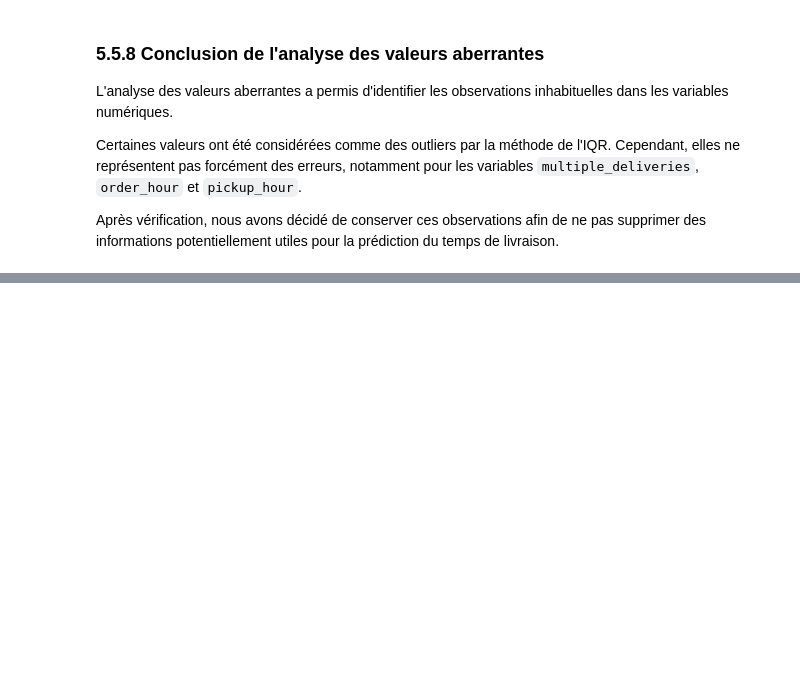
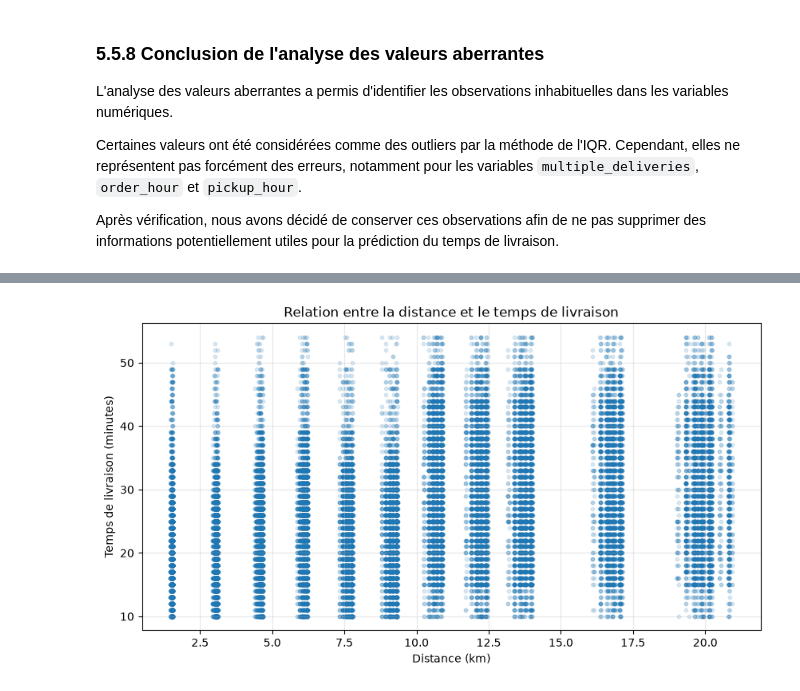
Before and after one commit to lahcen404/DeliveryETA, a Jupyter notebook: notebooks/eda-deliveryETA.ipynb, the cells around one changed output, grey strips where cells are left out. Cells and saved outputs as stored; diff of their text form; code cells hidden in the pictures; blank space fills up the shorter version.

```diff
--- a/notebooks/eda-deliveryETA.ipynb
+++ b/notebooks/eda-deliveryETA.ipynb
@@ -708,0 +736,21 @@ Après vérification, nous avons décidé de conserver ces observations afin de
+# %%
+import matplotlib.pyplot as plt
+
+plt.figure(figsize=(10, 5))
+
+plt.scatter(
+    clean_df["distance"],
+    clean_df["Time_taken(min)"],
+    alpha=0.15,
+    s=10
+)
+
+plt.xlabel("Distance (km)")
+plt.ylabel("Temps de livraison (minutes)")
+plt.title("Relation entre la distance et le temps de livraison")
+
+plt.grid(alpha=0.3)
+
+plt.show()
+# %% [output]
+[figure, added]
```
Also changed, not shown: parts of 47 cells of this notebook, 1 other file.
